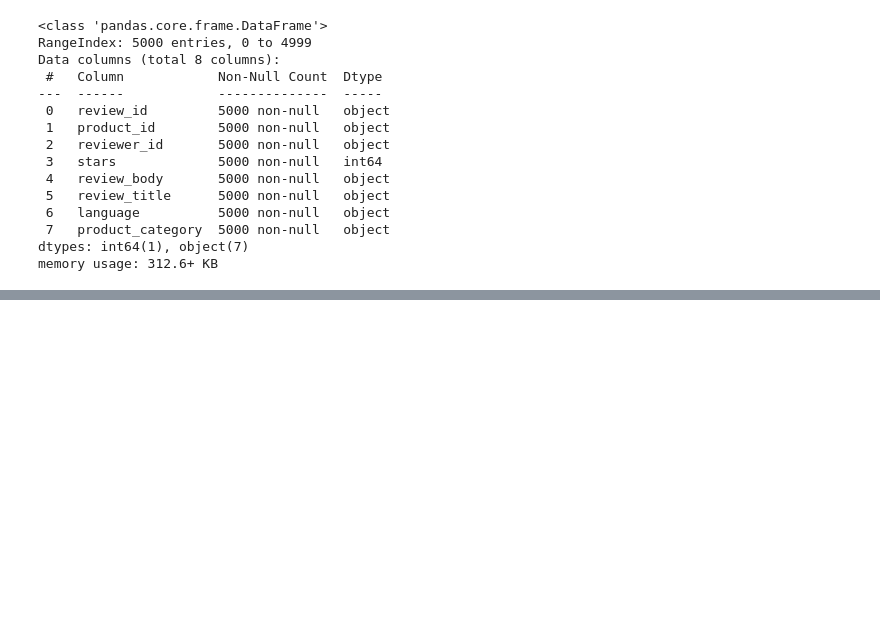
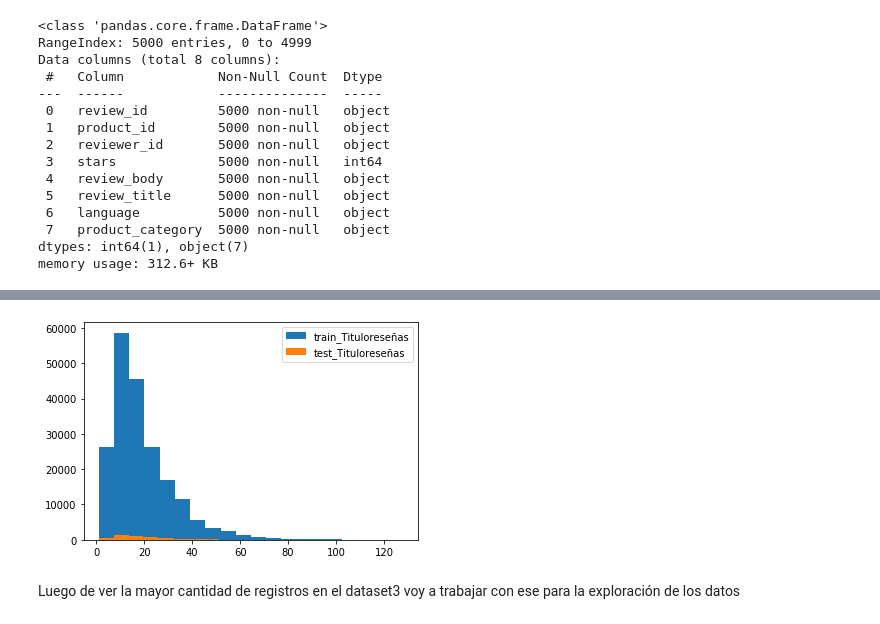
Before and after one commit to romiluna2017/Proyecto3_NLP, a Jupyter notebook: DS_Proyecto_03_NLP.ipynb, the cells around one changed output, grey strips where cells are left out. Cells and saved outputs as stored; diff of their text form; code cells hidden in the pictures; blank space fills up the shorter version.

```diff
--- a/DS_Proyecto_03_NLP.ipynb
+++ b/DS_Proyecto_03_NLP.ipynb
@@ -133,0 +172,12 @@ memory usage: 312.6+ KB
+# %%
+length_train = dataset3['review_title'].str.len()
+length_test = dataset2['review_title'].str.len()
+
+plt.hist(length_train, bins=20, label="train_Tituloreseñas")
+plt.hist(length_test, bins=20, label="test_Tituloreseñas")
+plt.legend()
+plt.show()
+# %% [output]
+[figure, added]
+# %% [markdown]
+Luego de ver la mayor cantidad de registros en el dataset3 voy a trabajar con ese para la exploración de los datos
```
Also changed, not shown: parts of 57 cells of this notebook.
